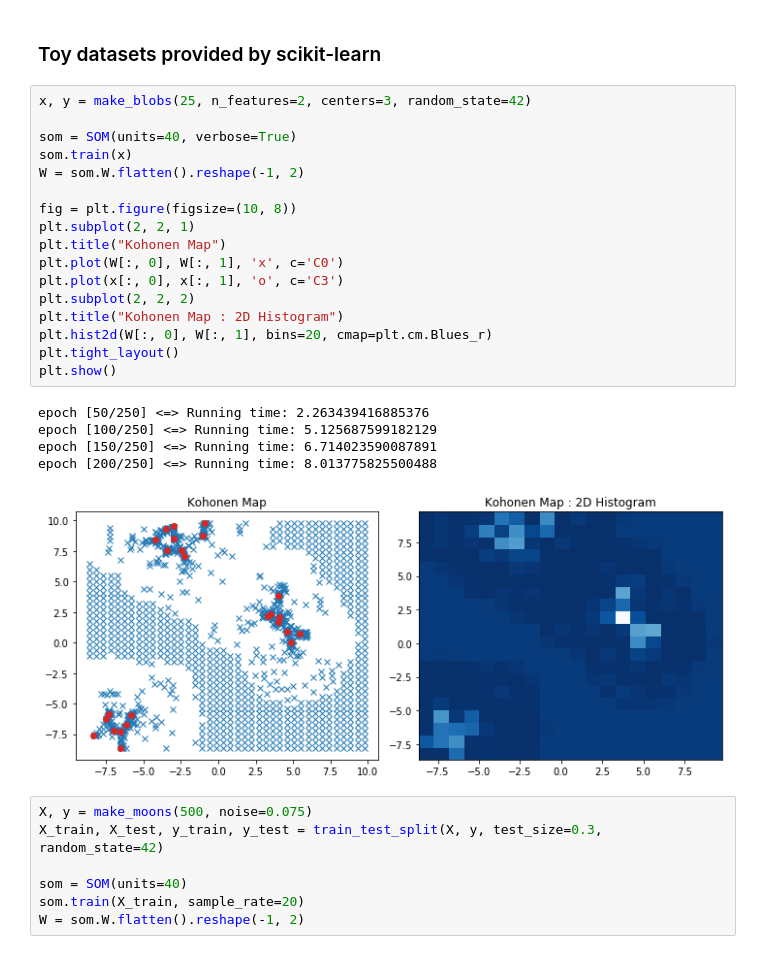
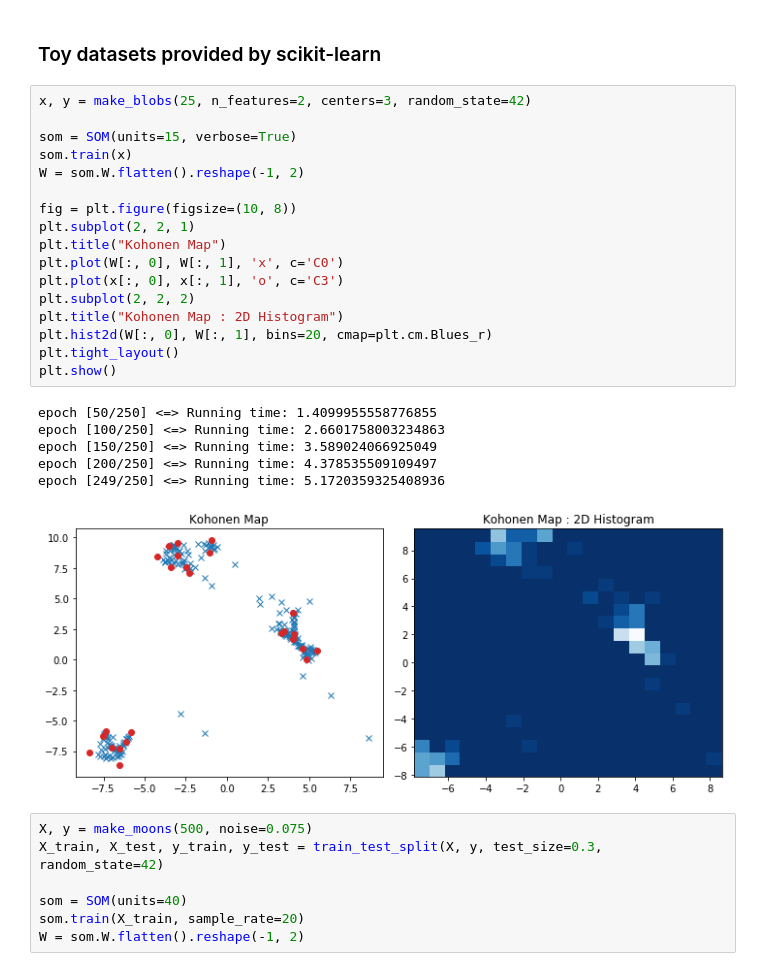
Before and after one commit to rdenadai/AI-Study-Notebooks, a Jupyter notebook: code/notebooks/7. SOM (Kohonen MAP).ipynb, the cells around one changed output. Cells and saved outputs as stored; diff of their text form.

```diff
--- a/code/notebooks/7. SOM (Kohonen MAP).ipynb
+++ b/code/notebooks/7. SOM (Kohonen MAP).ipynb
@@ -157,26 +158,27 @@ class SOM:
 # %%
 x, y = make_blobs(25, n_features=2, centers=3, random_state=42)
 
-som = SOM(units=40, verbose=True)
+som = SOM(units=15, verbose=True)
 som.train(x)
 W = som.W.flatten().reshape(-1, 2)
 
 fig = plt.figure(figsize=(10, 8))
 plt.subplot(2, 2, 1)
 plt.title("Kohonen Map")
 plt.plot(W[:, 0], W[:, 1], 'x', c='C0')
 plt.plot(x[:, 0], x[:, 1], 'o', c='C3')
 plt.subplot(2, 2, 2)
 plt.title("Kohonen Map : 2D Histogram")
 plt.hist2d(W[:, 0], W[:, 1], bins=20, cmap=plt.cm.Blues_r)
 plt.tight_layout()
 plt.show()
 # %% [output]
-epoch [50/250] <=> Running time: 2.263439416885376
-epoch [100/250] <=> Running time: 5.125687599182129
-epoch [150/250] <=> Running time: 6.714023590087891
-epoch [200/250] <=> Running time: 8.013775825500488
+epoch [50/250] <=> Running time: 1.4099955558776855
+epoch [100/250] <=> Running time: 2.6601758003234863
+epoch [150/250] <=> Running time: 3.589024066925049
+epoch [200/250] <=> Running time: 4.378535509109497
+epoch [249/250] <=> Running time: 5.1720359325408936
-[figure, old version]
+[figure, new version]
 # %%
 X, y = make_moons(500, noise=0.075)
 X_train, X_test, y_train, y_test = train_test_split(X, y, test_size=0.3, random_state=42)
```
Also changed, not shown: parts of 13 cells of this notebook.
